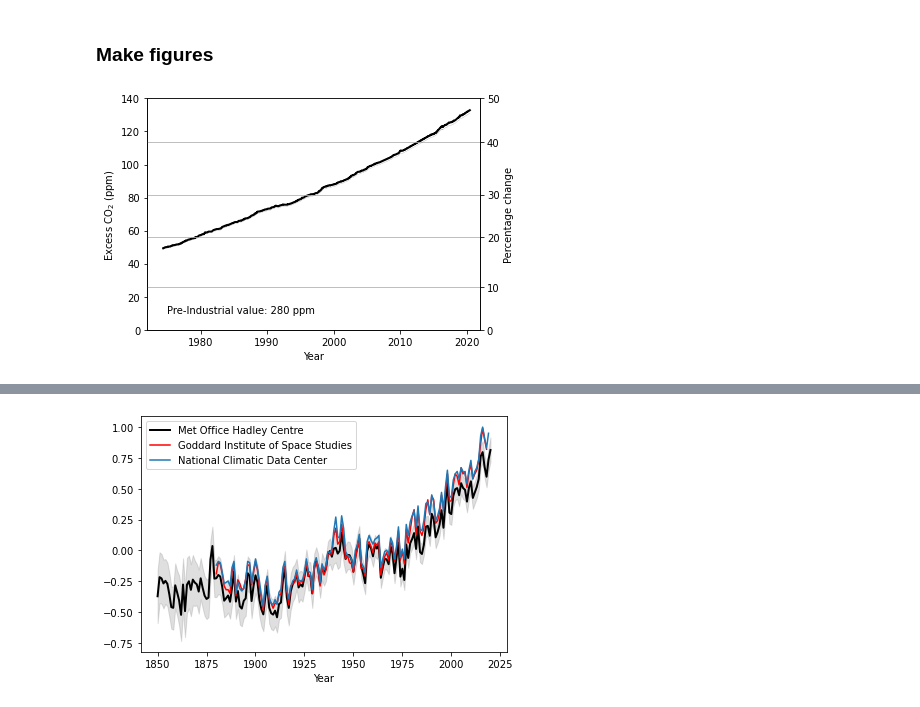
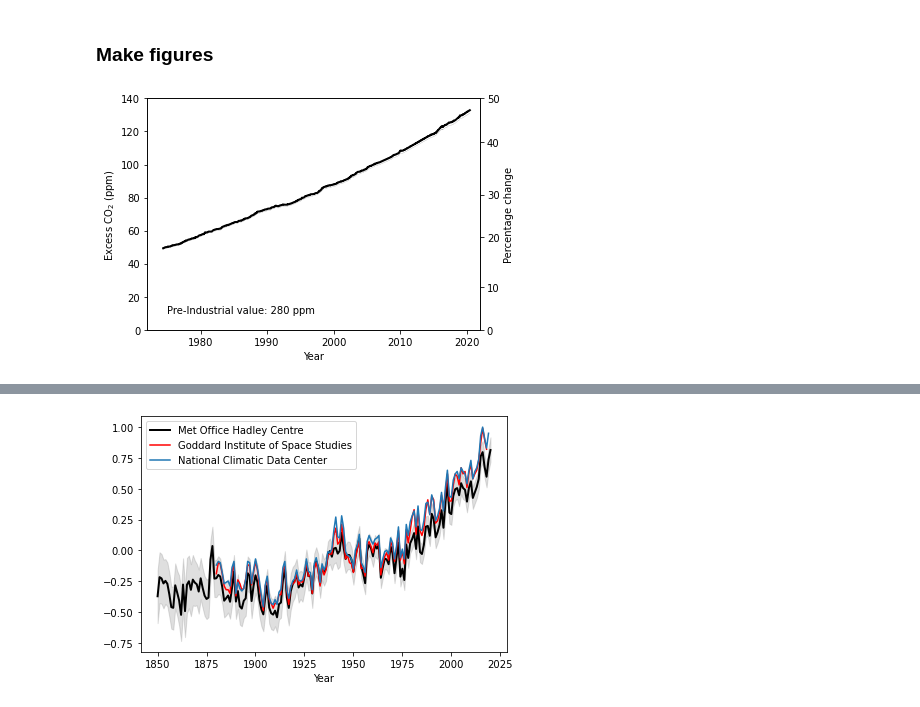
Before and after one commit to LuukOudshoorn25/MultivariateEconometrics, a Jupyter notebook: Multivariate Econometrics.ipynb, the cells around one changed output, grey strips where cells are left out. Saved outputs shown, nothing was run; the diff lists cells and outputs as text; code cells hidden in the pictures.

```diff
--- a/Multivariate Econometrics.ipynb
+++ b/Multivariate Econometrics.ipynb
@@ -335,22 +348,24 @@ df.columns=['Year','CO2_excess']
 # %%
 fig,ax = plt.subplots()
 ax.plot(df.Year, df.CO2_excess,color='black',lw=2)
 ax.set_xlabel('Year')
 ax.set_ylabel(r'Excess CO$_2$ (ppm)')
 ax.set_ylim(0,140)
 ax.set_xlim(1972,2022)
 plt.annotate("Pre-Industrial value: 280 ppm",xy=(1975,10))
 ax2 = ax.twinx()
 ax2.plot(df.Year, df.CO2_excess,color='black',lw=0.1)
 ax2.set_ylim(0,140)
 ticks = ax.get_yticks()
 ax2.set_yticks([0,26,57,83,115,142])
 ax2.set_yticklabels([0,10,20,30,40,50])
 ax2.set_ylabel('Percentage change')
-ax2.grid(None)
+ax2.grid(False)
+ax1.grid(False)
+ax.grid(False)
 plt.tight_layout()
 
 plt.savefig('ExcessCO2.pdf')
 # %% [output]
-[figure, old version]
+[figure, new version]
 # %%
```
Also changed, not shown: parts of 22 cells of this notebook, 1 other file.
